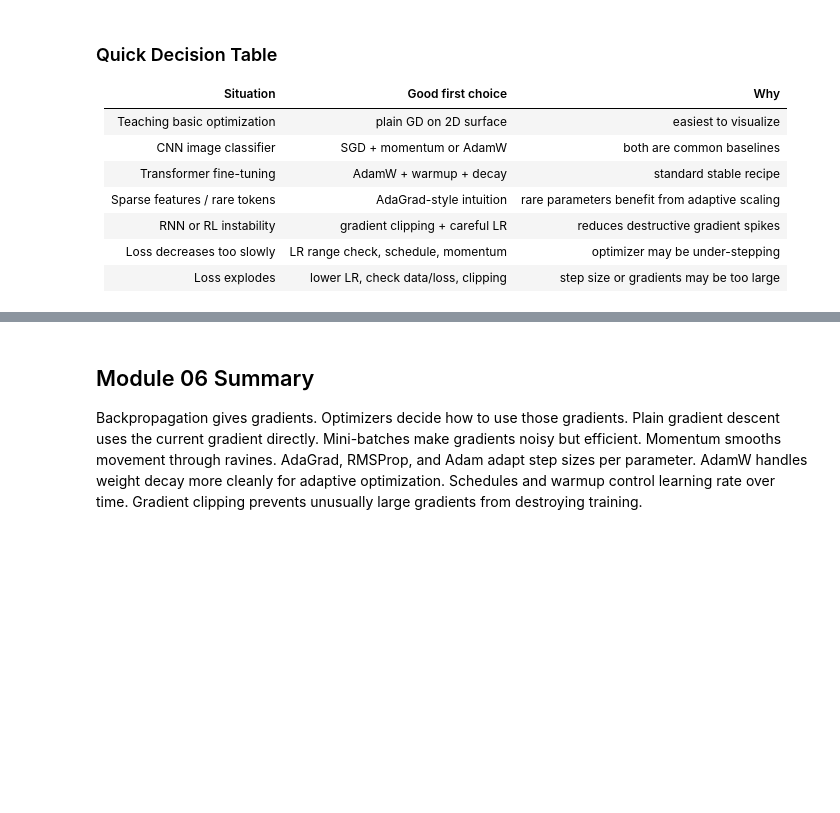
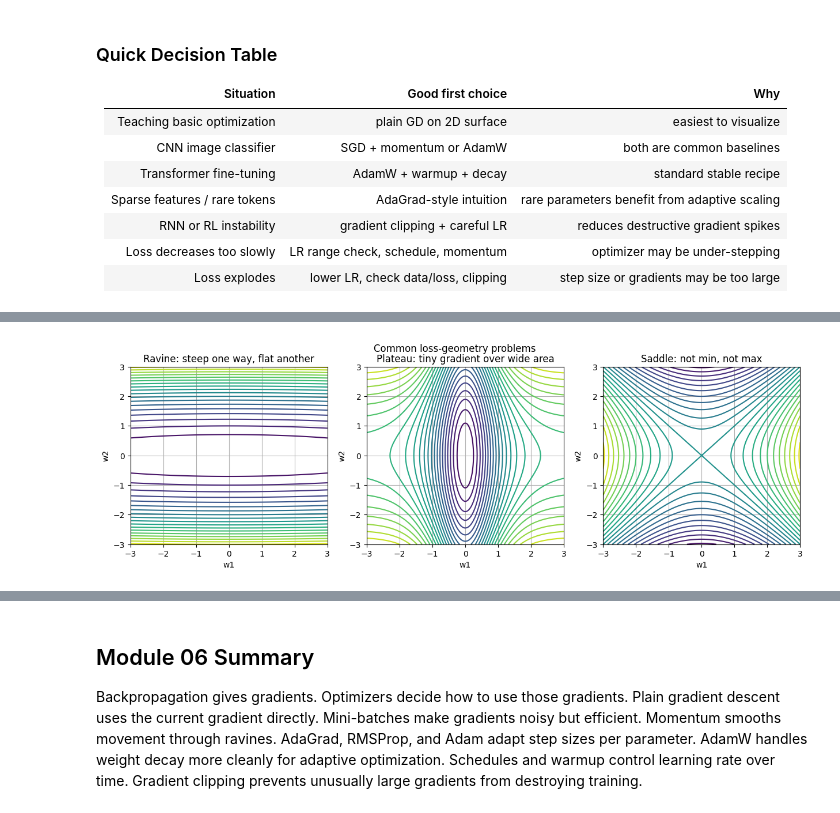
Before and after one commit to sidhu7777/Machine_Learning_Notes, a Jupyter notebook: deep_learning/modules/Module_06_Gradient_Descent_Optimizers_and_Learning_Rate_Strategy.ipynb, the cells around one changed output, grey strips where cells are left out. Cells and saved outputs as stored; diff of their text form; code cells hidden in the pictures; blank space fills up the shorter version.

```diff
--- a/deep_learning/modules/Module_06_Gradient_Descent_Optimizers_and_Learning_Rate_Strategy.ipynb
+++ b/deep_learning/modules/Module_06_Gradient_Descent_Optimizers_and_Learning_Rate_Strategy.ipynb
@@ -621,0 +636,25 @@ Use this practical order:
+# %%
+fig, axes = plt.subplots(1, 3, figsize=(15,4))
+
+# Ravine
+xr = np.linspace(-3,3,160); yr = np.linspace(-3,3,160)
+XR,YR=np.meshgrid(xr,yr)
+ravine = 0.05*XR**2 + 3*YR**2
+axes[0].contour(XR,YR,ravine,levels=25)
+axes[0].set_title('Ravine: steep one way, flat another')
+
+# Plateau
+plateau = np.tanh(XR)**2 + 0.05*YR**2
+axes[1].contour(XR,YR,plateau,levels=25)
+axes[1].set_title('Plateau: tiny gradient over wide area')
+
+# Saddle
+saddle = XR**2 - YR**2
+axes[2].contour(XR,YR,saddle,levels=25)
+axes[2].set_title('Saddle: not min, not max')
+
+for ax in axes:
+    ax.set_xlabel('w1'); ax.set_ylabel('w2')
+plt.suptitle('Common loss-geometry problems');
+# %% [output]
+[figure, added]
```
Also changed, not shown: parts of 22 cells of this notebook.
